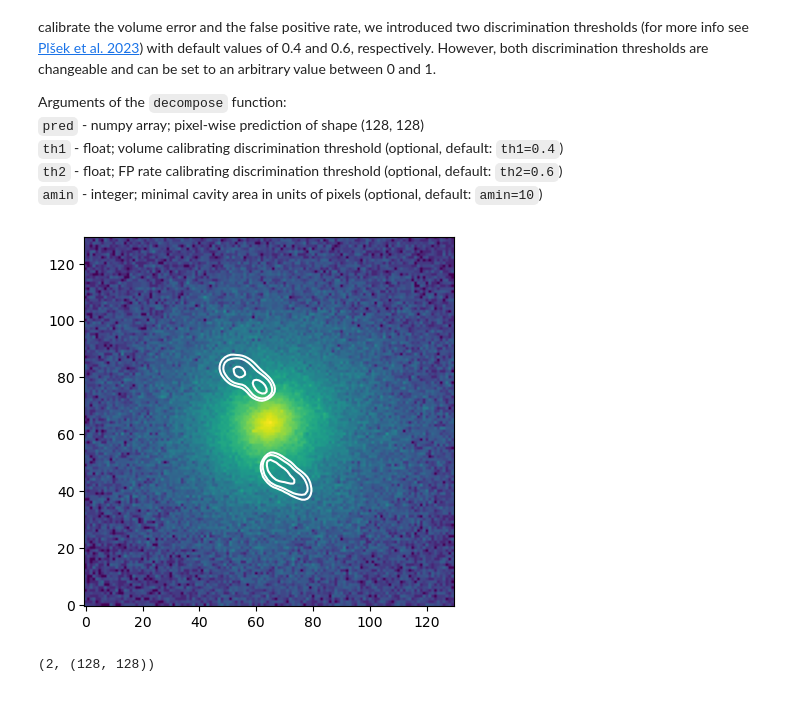
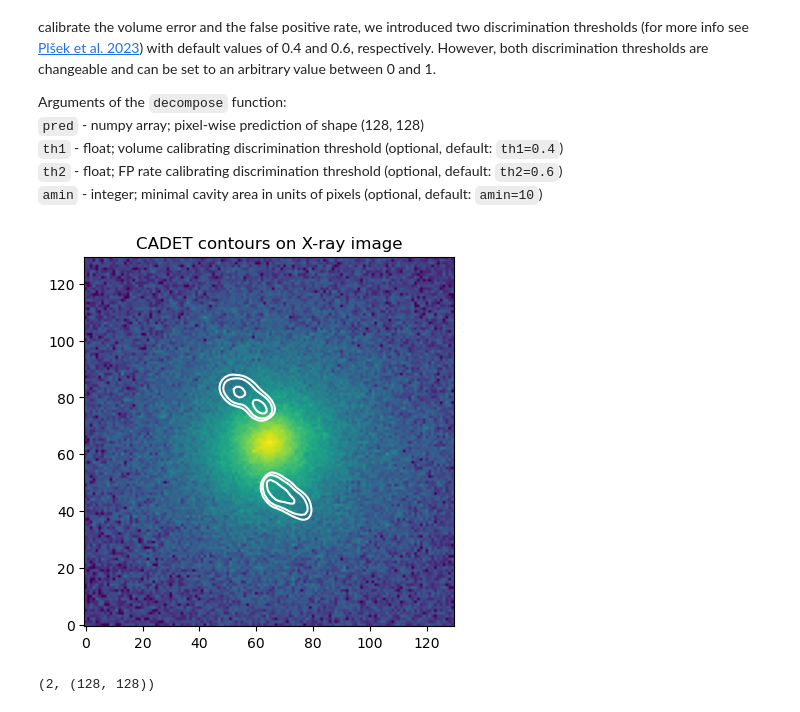
Before and after one commit to tomasplsek/CADET, a Jupyter notebook: example/CADET.ipynb, the cells around one changed output. Drawn from its saved outputs; the diff is of its cells as text; code cells hidden in the pictures.

```diff
--- a/example/CADET.ipynb
+++ b/example/CADET.ipynb
@@ -152,11 +143,12 @@ Arguments of the `decompose` function:\
 `th2` - float; FP rate calibrating discrimination threshold (optional, default: `th2=0.6`)\
 `amin` - integer; minimal cavity area in units of pixels (optional, default: `amin=10`)
 # %%
+plt.title("CADET contours on X-ray image")
 plt.imshow(np.log10(data+1), origin="lower");
 
 plt.contour(pred, levels=[0.4, 0.6, 0.9], colors="white");
 # %% [output]
-[figure, old version]
+[figure, new version]
 # %%
 from pycadet import decompose
 # %%
```
Also changed, not shown: parts of 18 cells of this notebook, 50 other files.
